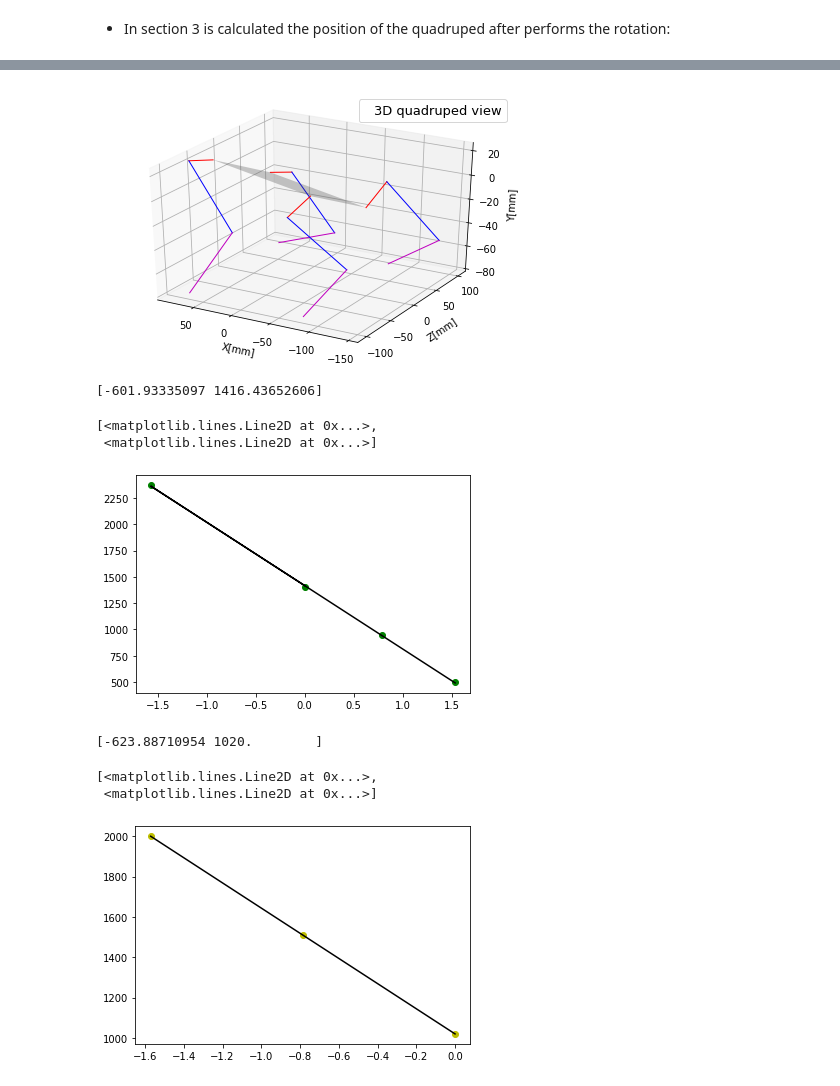
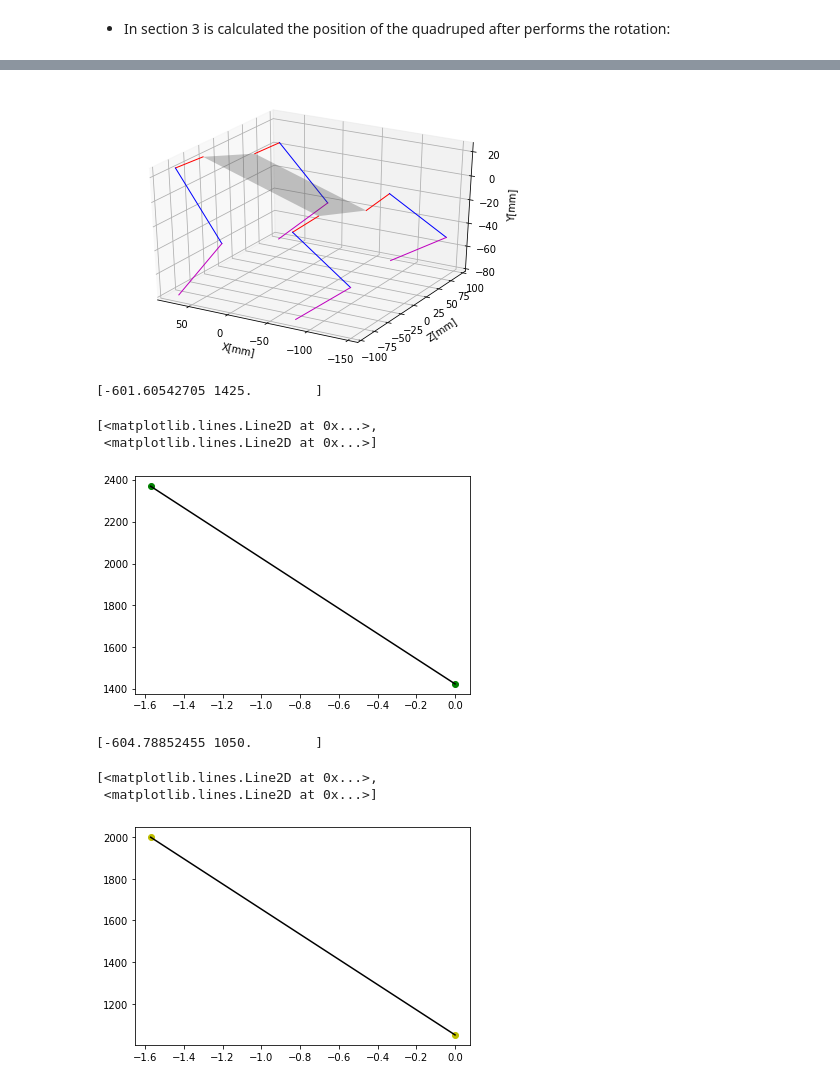
Before and after one commit to nicoRomeroCuruchet/mini-quadruped, a Jupyter notebook: simulations_mini_quadruped.ipynb, the cells around one changed output, grey strips where cells are left out. Saved outputs shown, nothing was run; the diff lists cells and outputs as text; code cells hidden in the pictures.

```diff
--- a/simulations_mini_quadruped.ipynb
+++ b/simulations_mini_quadruped.ipynb
@@ -213,9 +215,9 @@ def inverse_kinematics(x, L_1, L_2, L_3, side='r'):
 - In section 3 is calculated the position of the quadruped after performs the rotation:
 # %%
 # Section 3
-psi     = 0.1
-phi     = -0.2
-theta   = 0.3
+psi     = 0.2
+phi     = 0.0
+theta   = 0.2
 
 R_z = np.array([[np.cos(psi), -np.sin(psi), 0],
                 [np.sin(psi),  np.cos(psi), 0],
@@ -479,9 +486,6 @@ import matplotlib.pyplot as plt
 fig = plt.figure(num=1, clear=True)
 ax = fig.add_subplot(1, 1, 1, projection='3d')
 
-
-
-
 RR_x, RF_x = rr_r_m_o_rot[0][0], rf_r_m_o_rot[0][0]
 RR_y, RF_y = rr_r_m_o_rot[1][0], rf_r_m_o_rot[1][0]
 RR_z, RF_z = rr_r_m_o_rot[2][0], rf_r_m_o_rot[2][0]
@@ -489,7 +493,6 @@ RR_z, RF_z = rr_r_m_o_rot[2][0], rf_r_m_o_rot[2][0]
 LR_x, LF_x = lr_r_m_o_rot[0][0], lf_r_m_o_rot[0][0]
 LR_y, LF_y = lr_r_m_o_rot[1][0], lf_r_m_o_rot[1][0]
 LR_z, LF_z = lr_r_m_o_rot[2][0], lf_r_m_o_rot[2][0]
-
 
 x = np.array([[RR_x, RF_x], [LR_x, LF_x]])
 y = np.array([[RR_y, RF_y], [LR_y, LF_y]])
@@ -608,65 +611,66 @@ rot_l1 = np.add(rotation('x', gamma_1, np.array([0, 0, L1]).reshape(3,1)),
                 rr_r_m_o_rot).reshape(3,1)
 # plot coxa
 ax.plot([x0, rot_l1[0][0]],
         [z0, rot_l1[2][0]],
         [y0, rot_l1[1][0]],
         color='r',
         linewidth=1.)
 
 rot_l2 = rotation('z', gamma_2, np.array([0,-L2, 0]).reshape(3,1))
 rot_l2 = np.add(rotation('x', gamma_1, rot_l2), rot_l1)
 # plor femur
 ax.plot([rot_l1[0][0], rot_l2[0][0]],
         [rot_l1[2][0], rot_l2[2][0]],
         [rot_l1[1][0], rot_l2[1][0]],
         color='b',
         linewidth=1.)
 
 rot_l3 = rotation('z', gamma_2+gamma_3, np.array([0,-L3, 0]).reshape(3,1))
 rot_l3 = np.add(rotation('x', gamma_1, rot_l3), rot_l2)
 # plot tibia
 ax.plot([rot_l2[0][0], rot_l3[0][0]],
         [rot_l2[2][0], rot_l3[2][0]],
         [rot_l2[1][0], rot_l3[1][0]],
         color='m',
         linewidth=1.)
 
 ax.invert_yaxis()
-#ax.invert_zaxis()
-ax.legend(['3D quadruped view'], handlelength=0, loc=0, prop={'size': 13})
+#ax.invert_xaxis()
+#ax.legend(['3D quadruped view'], handlelength=0, loc=4, prop={'size': 10})
 ax.set(xlabel='X[mm]', ylabel='Z[mm]', zlabel='Y[mm]')
 fig.tight_layout()
 # %% [output]
-[figure, old version]
+[figure, new version]
 # %%
 import numpy as np
 import matplotlib.pyplot as plt
 # LR_servo_i data:
 DEG_TO_RAD  = 0.0174533
-x_grad = [0,-90,45,88]
+x_grad = [0,-90]
 
 x = [e*DEG_TO_RAD for e in x_grad]
 
-y = [1400,2370,944,500]
+y = [1425,2370]
 coef_servo_i = np.polyfit(x,y,1)
 print(coef_servo_i)
 poly1d_fn = np.poly1d(coef_servo_i)
 # poly1d_fn is now a function which takes in x and returns an estimate for y
 plt.plot(x,y, 'go', x, poly1d_fn(x), 'k') #'--k'=black dashed line, 'yo' = yellow circle marker
 # %% [output]
-[-601.93335097 1416.43652606]
+[-601.60542705 1425.        ]
 [<matplotlib.lines.Line2D at 0x...>,
  <matplotlib.lines.Line2D at 0x...>]
-[figure, old version]
+[figure, new version]
 # %%
 # LR_servo_ii data:
 DEG_TO_RAD  = 0.0174533
 
-x_grad = [-90,-45,0]
+x_grad = [0,-90]
 
 x = [e*DEG_TO_RAD for e in x_grad]
 
-y = [2000,1510, 1020]
+
+y = [1050, 2000]
 
 coef_servo_ii = np.polyfit(x,y,1)
 print(coef_servo_ii)
@@ -674,10 +678,10 @@ poly1d_fn = np.poly1d(coef_servo_ii)
 # poly1d_fn is now a function which takes in x and returns an estimate for y
 plt.plot(x,y, 'yo', x, poly1d_fn(x), 'k') #'--k'=black dashed line, 'yo' = yellow circle marker
 # %% [output]
-[-623.88710954 1020.        ]
+[-604.78852455 1050.        ]
 [<matplotlib.lines.Line2D at 0x...>,
  <matplotlib.lines.Line2D at 0x...>]
-[figure, old version]
+[figure, new version]
 # %%
 # LR_servo_iii data:
 DEG_TO_RAD  = 0.0174533
```
Also changed, not shown: parts of 46 cells of this notebook.
